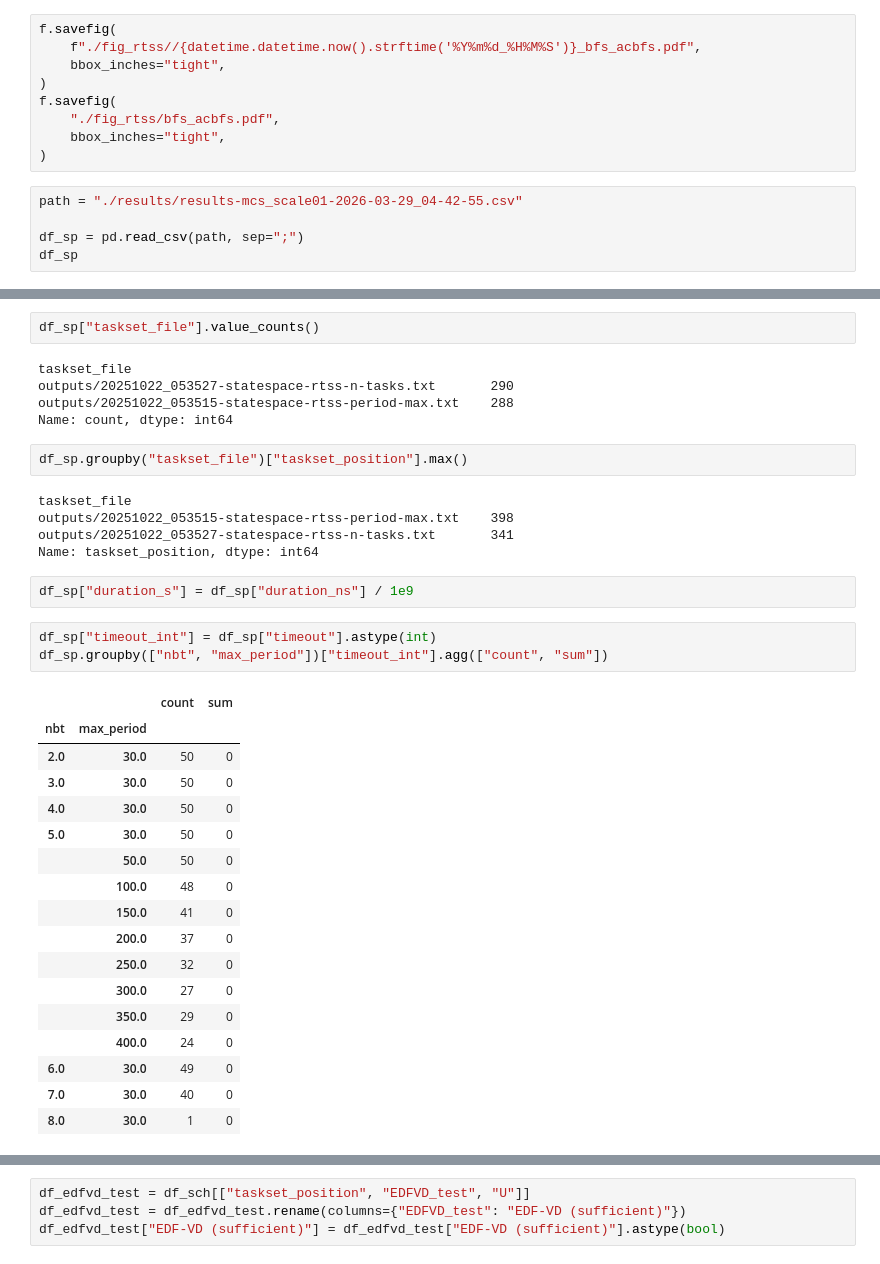
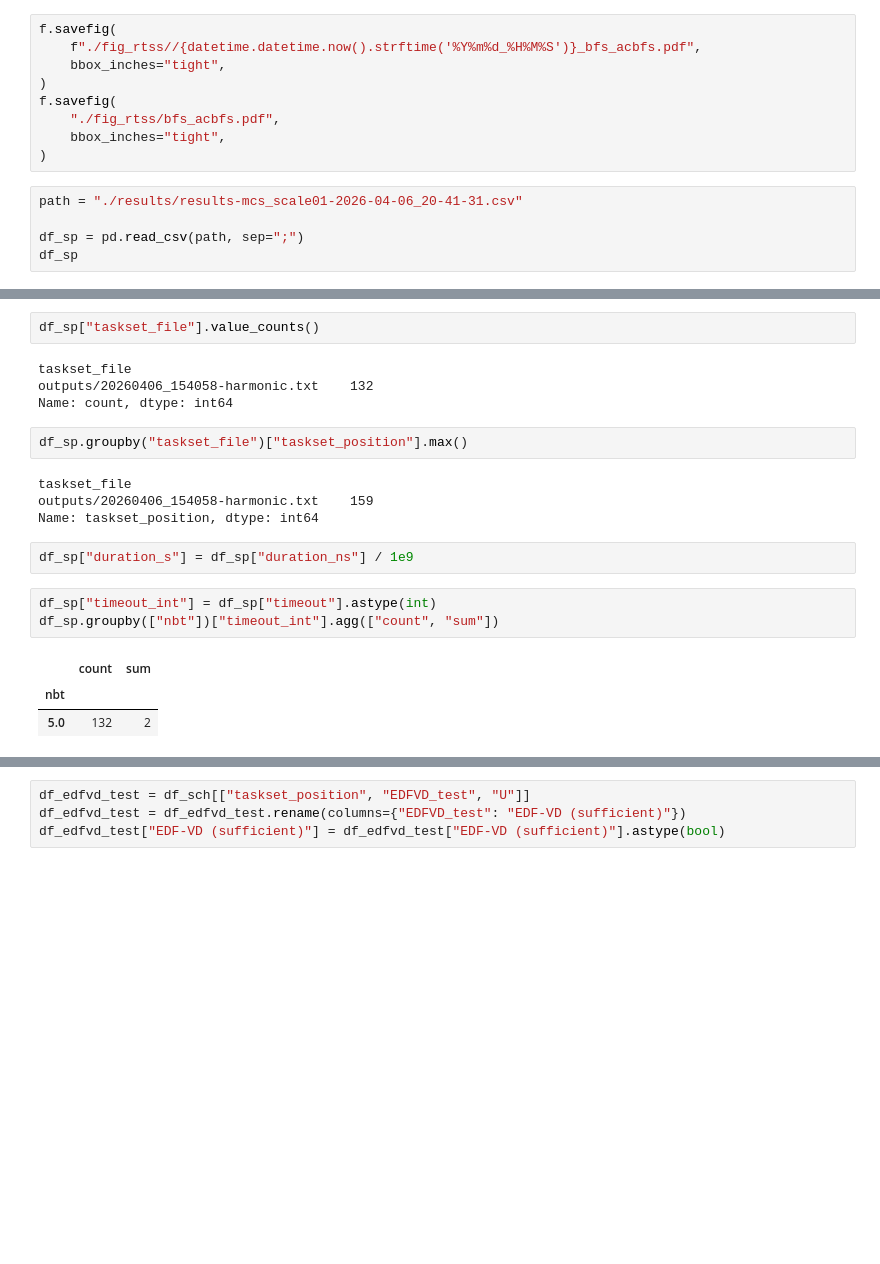
Before and after one commit to Jordan-Sun/mixed-criticality-graph-xp, a Jupyter notebook: notebooks/charts-rtss.ipynb, the cells around one changed output, grey strips where cells are left out. Cells and saved outputs as stored; diff of their text form; blank space fills up the shorter version.

Commit message:
Trying harmonic inputs.

```diff
--- a/notebooks/charts-rtss.ipynb
+++ b/notebooks/charts-rtss.ipynb
@@ -111,7 +127,7 @@ f.savefig(
     bbox_inches="tight",
 )
 # %%
-path = "./results/results-mcs_scale01-2026-03-29_04-42-55.csv"
+path = "./results/results-mcs_scale01-2026-04-06_20-41-31.csv"
 
 df_sp = pd.read_csv(path, sep=";")
 df_sp
@@ -133,39 +149,23 @@ df_sp
 df_sp["taskset_file"].value_counts()
 # %% [output]
 taskset_file
-outputs/20251022_053527-statespace-rtss-n-tasks.txt       290
-outputs/20251022_053515-statespace-rtss-period-max.txt    288
+outputs/20260406_154058-harmonic.txt    132
 Name: count, dtype: int64
 # %%
 df_sp.groupby("taskset_file")["taskset_position"].max()
 # %% [output]
 taskset_file
-outputs/20251022_053515-statespace-rtss-period-max.txt    398
-outputs/20251022_053527-statespace-rtss-n-tasks.txt       341
+outputs/20260406_154058-harmonic.txt    159
 Name: taskset_position, dtype: int64
 # %%
 df_sp["duration_s"] = df_sp["duration_ns"] / 1e9
 # %%
 df_sp["timeout_int"] = df_sp["timeout"].astype(int)
-df_sp.groupby(["nbt", "max_period"])["timeout_int"].agg(["count", "sum"])
+df_sp.groupby(["nbt"])["timeout_int"].agg(["count", "sum"])
 # %% [output]
-|  |  | count | sum |
-| nbt | max_period |  |  |
-| 2.0 | 30.0 | 50 | 0 |
-| 3.0 | 30.0 | 50 | 0 |
-| 4.0 | 30.0 | 50 | 0 |
-| 5.0 | 30.0 | 50 | 0 |
-|  | 50.0 | 50 | 0 |
-|  | 100.0 | 48 | 0 |
-|  | 150.0 | 41 | 0 |
-|  | 200.0 | 37 | 0 |
-|  | 250.0 | 32 | 0 |
-|  | 300.0 | 27 | 0 |
-|  | 350.0 | 29 | 0 |
-|  | 400.0 | 24 | 0 |
-| 6.0 | 30.0 | 49 | 0 |
-| 7.0 | 30.0 | 40 | 0 |
-| 8.0 | 30.0 | 1 | 0 |
+|  | count | sum |
+| nbt |  |  |
+| 5.0 | 132 | 2 |
 # %%
 df_sp.groupby("nbt")["duration_s"].describe()
 # %% [output]
```
Also changed, not shown: parts of 10 cells of this notebook, 9 other files.
